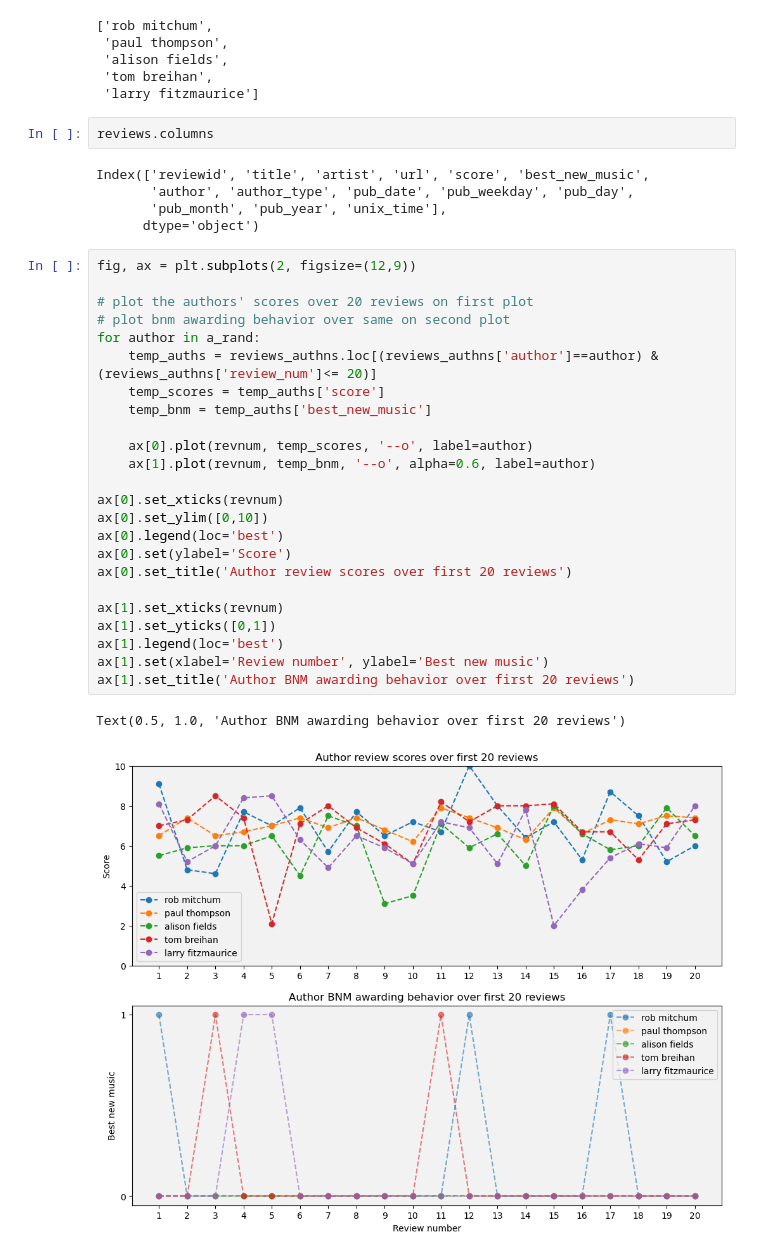
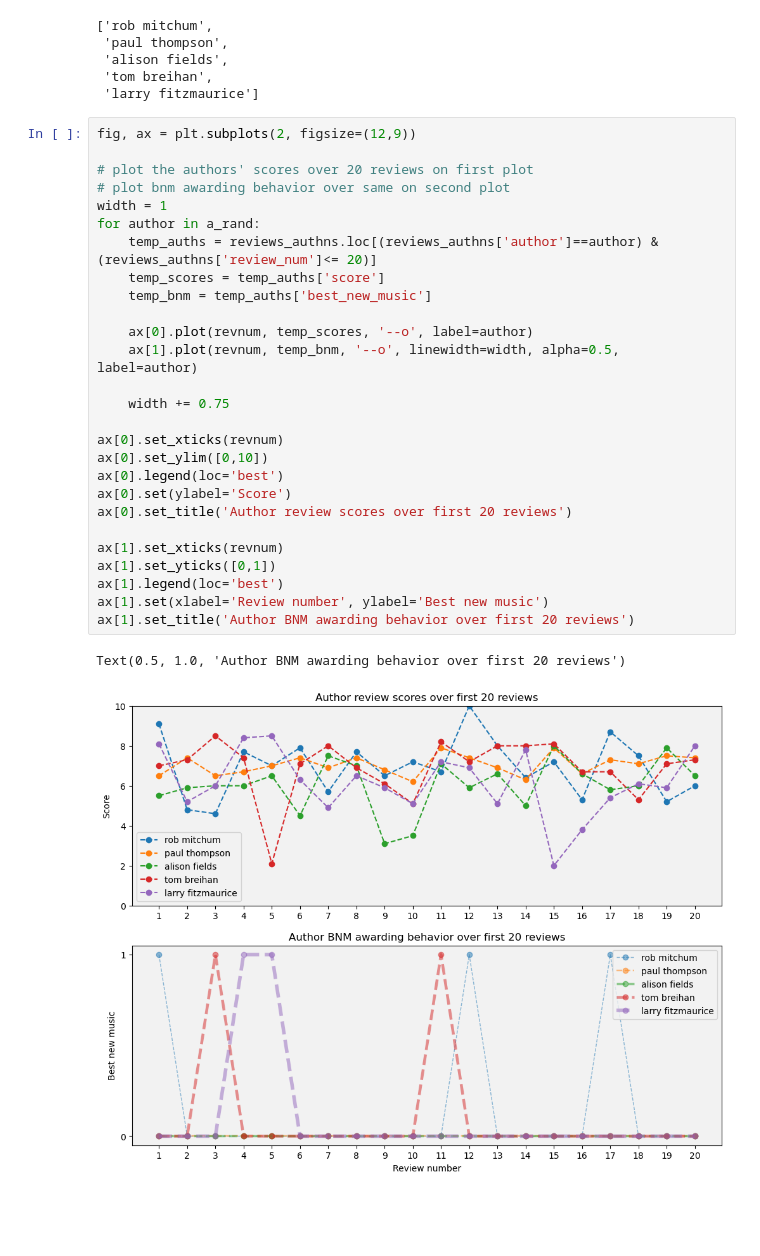
Before and after one commit to kevinl050312/Pitchfork-reviews-analysis, a Jupyter notebook: reviewer-score-autocorrelation.ipynb, the cells around one changed output. Cells and saved outputs as stored; diff of their text form; blank space fills up the shorter version.

```diff
--- a/reviewer-score-autocorrelation.ipynb
+++ b/reviewer-score-autocorrelation.ipynb
@@ -94,37 +93,33 @@ a_rand
  'alison fields',
  'tom breihan',
  'larry fitzmaurice']
-# %%
-reviews.columns
-# %% [output]
-Index(['reviewid', 'title', 'artist', 'url', 'score', 'best_new_music',
-       'author', 'author_type', 'pub_date', 'pub_weekday', 'pub_day',
-       'pub_month', 'pub_year', 'unix_time'],
-      dtype='object')
 # %%
 fig, ax = plt.subplots(2, figsize=(12,9))
 
 # plot the authors' scores over 20 reviews on first plot
 # plot bnm awarding behavior over same on second plot
+width = 1
 for author in a_rand:
     temp_auths = reviews_authns.loc[(reviews_authns['author']==author) & (reviews_authns['review_num']<= 20)]
     temp_scores = temp_auths['score']
     temp_bnm = temp_auths['best_new_music']
 
     ax[0].plot(revnum, temp_scores, '--o', label=author)
-    ax[1].plot(revnum, temp_bnm, '--o', alpha=0.6, label=author)
+    ax[1].plot(revnum, temp_bnm, '--o', linewidth=width, alpha=0.5, label=author)
+
+    width += 0.75
 
 ax[0].set_xticks(revnum)
 ax[0].set_ylim([0,10])
 ax[0].legend(loc='best')
 ax[0].set(ylabel='Score')
 ax[0].set_title('Author review scores over first 20 reviews')
 
 ax[1].set_xticks(revnum)
 ax[1].set_yticks([0,1])
 ax[1].legend(loc='best')
 ax[1].set(xlabel='Review number', ylabel='Best new music')
 ax[1].set_title('Author BNM awarding behavior over first 20 reviews')
 # %% [output]
 Text(0.5, 1.0, 'Author BNM awarding behavior over first 20 reviews')
-[figure, old version]
+[figure, new version]
```
Also changed, not shown: parts of 13 cells of this notebook.
